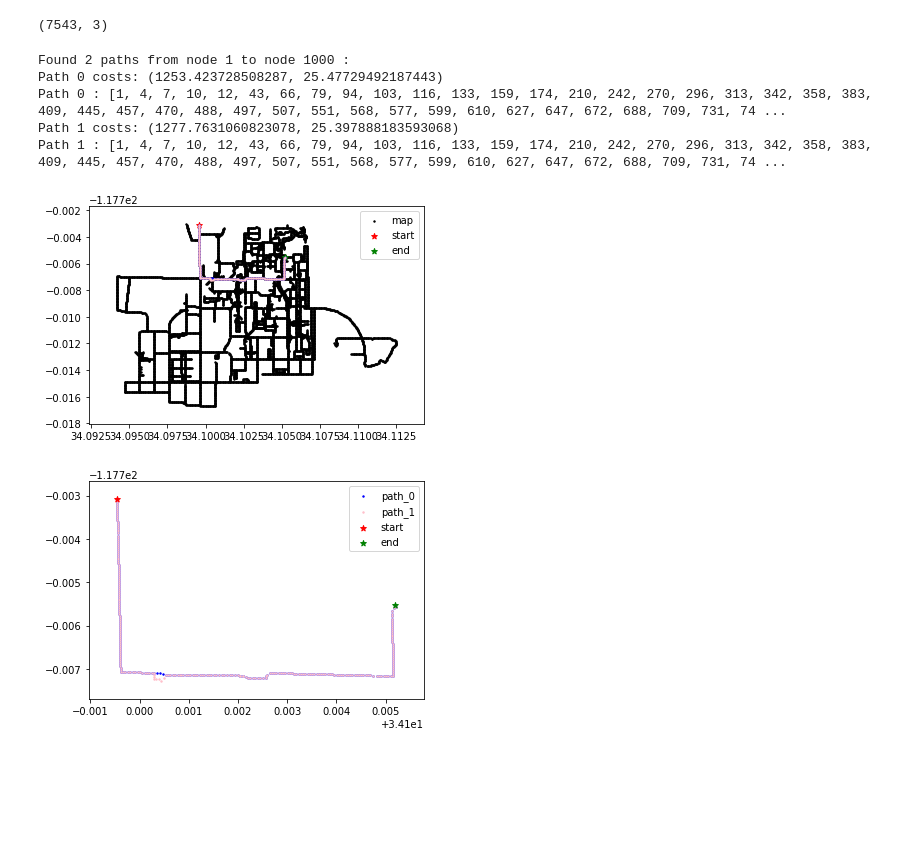
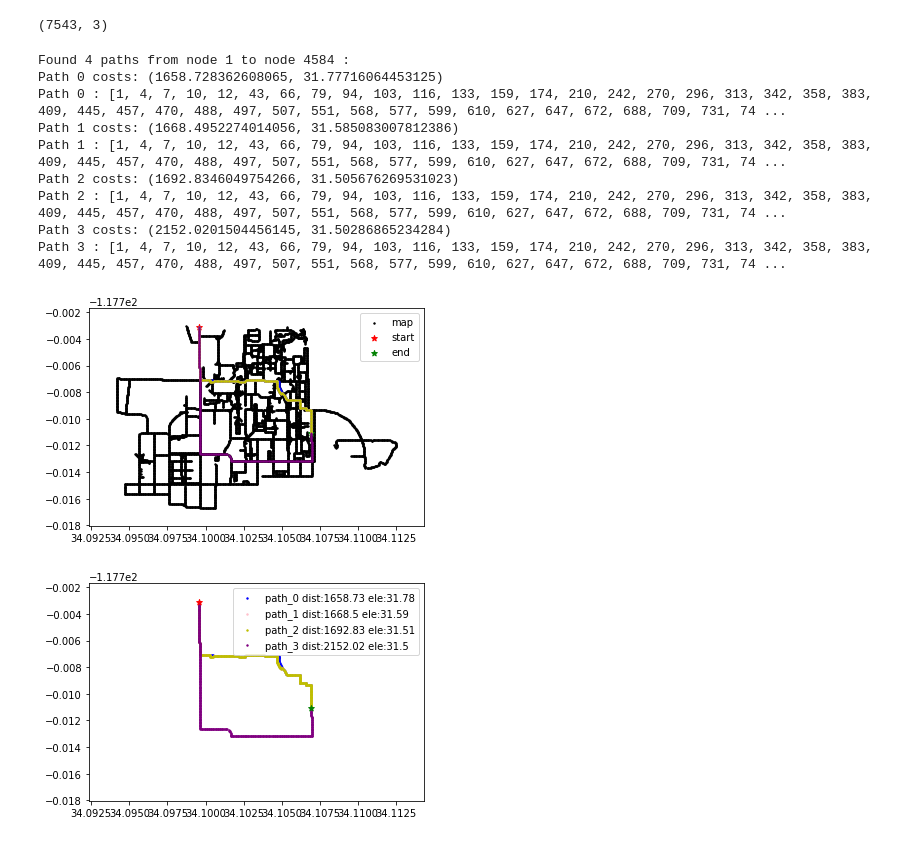
Before and after one commit to zihaoxu/accessibility_path_finding, a Jupyter notebook: 3-analysis/01-mapping-astar-output.ipynb, the cells around one changed output. Drawn from its saved outputs; the diff is of its cells as text; code cells hidden in the pictures; blank space fills up the shorter version.

```diff
--- a/3-analysis/01-mapping-astar-output.ipynb
+++ b/3-analysis/01-mapping-astar-output.ipynb
@@ -12,29 +14,32 @@ nodes_df.shape
 # %%
 start = 1
-end = 1000
-all_paths = astar(nodes_df, start, end)
+end = 4584
+all_paths, COSTS = astar(nodes_df, start, end)
 # %% [output]
-Found 2 paths from node 1 to node 1000 :
-Path 0 costs: (1253.423728508287, 25.47729492187443)
+Found 4 paths from node 1 to node 4584 :
+Path 0 costs: (1658.728362608065, 31.77716064453125)
 Path 0 : [1, 4, 7, 10, 12, 43, 66, 79, 94, 103, 116, 133, 159, 174, 210, 242, 270, 296, 313, 342, 358, 383, 409, 445, 457, 470, 488, 497, 507, 551, 568, 577, 599, 610, 627, 647, 672, 688, 709, 731, 74 ...
-Path 1 costs: (1277.7631060823078, 25.397888183593068)
+Path 1 costs: (1668.4952274014056, 31.585083007812386)
 Path 1 : [1, 4, 7, 10, 12, 43, 66, 79, 94, 103, 116, 133, 159, 174, 210, 242, 270, 296, 313, 342, 358, 383, 409, 445, 457, 470, 488, 497, 507, 551, 568, 577, 599, 610, 627, 647, 672, 688, 709, 731, 74 ...
+Path 2 costs: (1692.8346049754266, 31.505676269531023)
+Path 2 : [1, 4, 7, 10, 12, 43, 66, 79, 94, 103, 116, 133, 159, 174, 210, 242, 270, 296, 313, 342, 358, 383, 409, 445, 457, 470, 488, 497, 507, 551, 568, 577, 599, 610, 627, 647, 672, 688, 709, 731, 74 ...
+Path 3 costs: (2152.0201504456145, 31.50286865234284)
+Path 3 : [1, 4, 7, 10, 12, 43, 66, 79, 94, 103, 116, 133, 159, 174, 210, 242, 270, 296, 313, 342, 358, 383, 409, 445, 457, 470, 488, 497, 507, 551, 568, 577, 599, 610, 627, 647, 672, 688, 709, 731, 74 ...
 # %%
 fig = visualize_map(nodes_df)
 plt.scatter(nodes_df.loc[start, 'x'], nodes_df.loc[start, 'y'], c = 'r', label = 'start', marker = '*')
 plt.scatter(nodes_df.loc[end, 'x'], nodes_df.loc[end, 'y'], c = 'g', label = 'end', marker = '*')
 plt.legend()
-colors = ['b', 'pink', 'y']
 for i in range(len(all_paths)):
     plt.scatter(nodes_df.loc[all_paths[i], 'x'], nodes_df.loc[all_paths[i], 'y'], c = colors[i], s = 1)
 plt.savefig(output_path + str(start) + "_" + str(end) + "_whole")
 # %% [output]
-[figure, old version]
+[figure, new version]
 # %%
-fig = visualize_found_path(nodes_df, all_paths)
-plt.scatter(nodes_df.loc[start, 'x'], nodes_df.loc[start, 'y'], c = 'r', label = 'start', marker = '*')
-plt.scatter(nodes_df.loc[end, 'x'], nodes_df.loc[end, 'y'], c = 'g', label = 'end', marker = '*')
+fig = visualize_found_path(nodes_df, all_paths, COSTS)
+plt.scatter(nodes_df.loc[start, 'x'], nodes_df.loc[start, 'y'], c = 'r', label = '', marker = '*')
+plt.scatter(nodes_df.loc[end, 'x'], nodes_df.loc[end, 'y'], c = 'g', label = '', marker = '*')
 plt.legend()
 plt.savefig(output_path + str(start) + "_" + str(end) + "_path")
 # %% [output]
-[figure, old version]
+[figure, new version]
```
Also changed, not shown: parts of 1 cell of this notebook, 9 other files.
